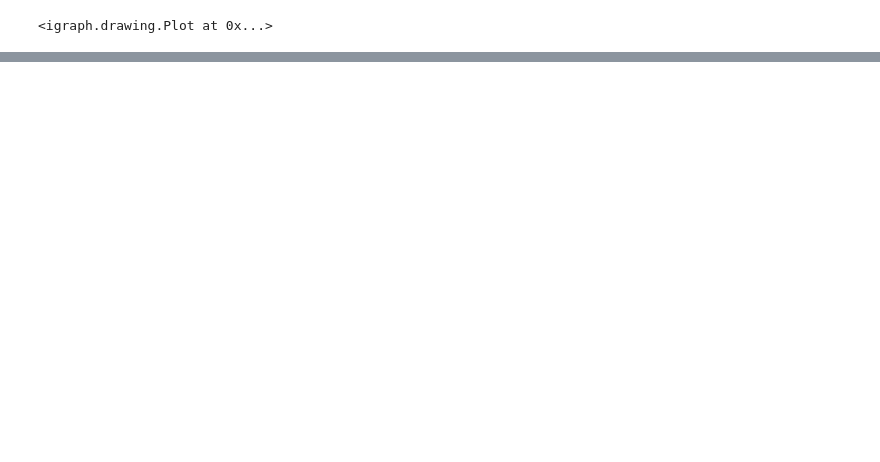
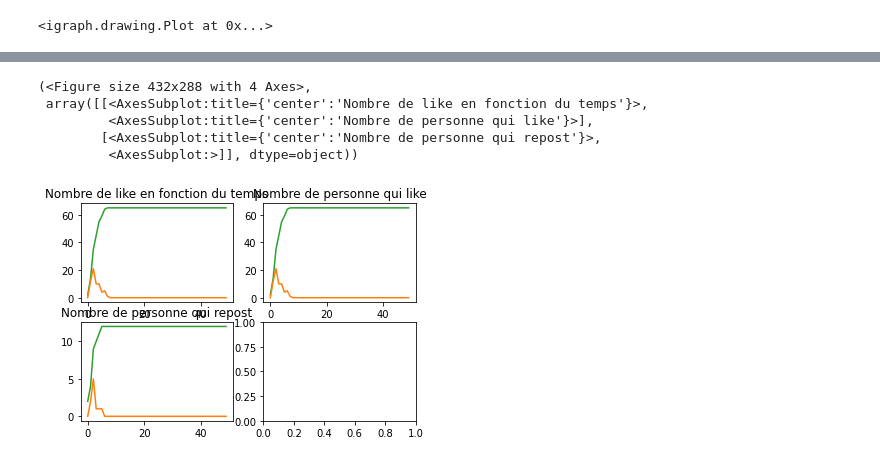
Before and after one commit to Ouma487/Viral-Marketing, a Jupyter notebook: main_jupyter.ipynb, the cells around one changed output, grey strips where cells are left out. Saved outputs shown, nothing was run; the diff lists cells and outputs as text; code cells hidden in the pictures; blank space fills up the shorter version.

```diff
--- a/main_jupyter.ipynb
+++ b/main_jupyter.ipynb
@@ -77,0 +107,11 @@ afficher_propagation(tps, nb_like, nb_personne_like, nb_personne_repost)
+# %%
+strategie = random_post(vertex, edges, p=0.001)
+tps, nb_like, nb_personne_like, nb_personne_repost = propagation(vertex, edges, strategie, time=50)
+afficher_propagation(tps, nb_like, nb_personne_like, nb_personne_repost)
+# %% [output]
+(<Figure size 432x288 with 4 Axes>,
+ array([[<AxesSubplot:title={'center':'Nombre de like en fonction du temps'}>,
+         <AxesSubplot:title={'center':'Nombre de personne qui like'}>],
+        [<AxesSubplot:title={'center':'Nombre de personne qui repost'}>,
+         <AxesSubplot:>]], dtype=object))
+[figure, added]
```
Also changed, not shown: parts of 8 cells of this notebook, 2 other files.
